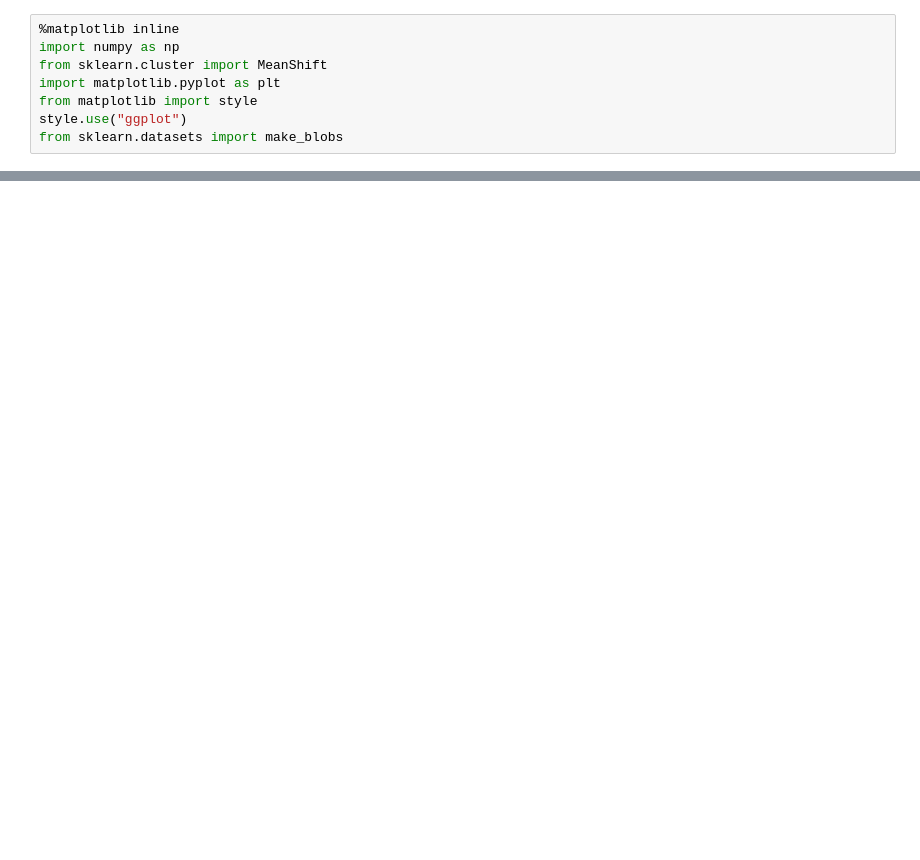
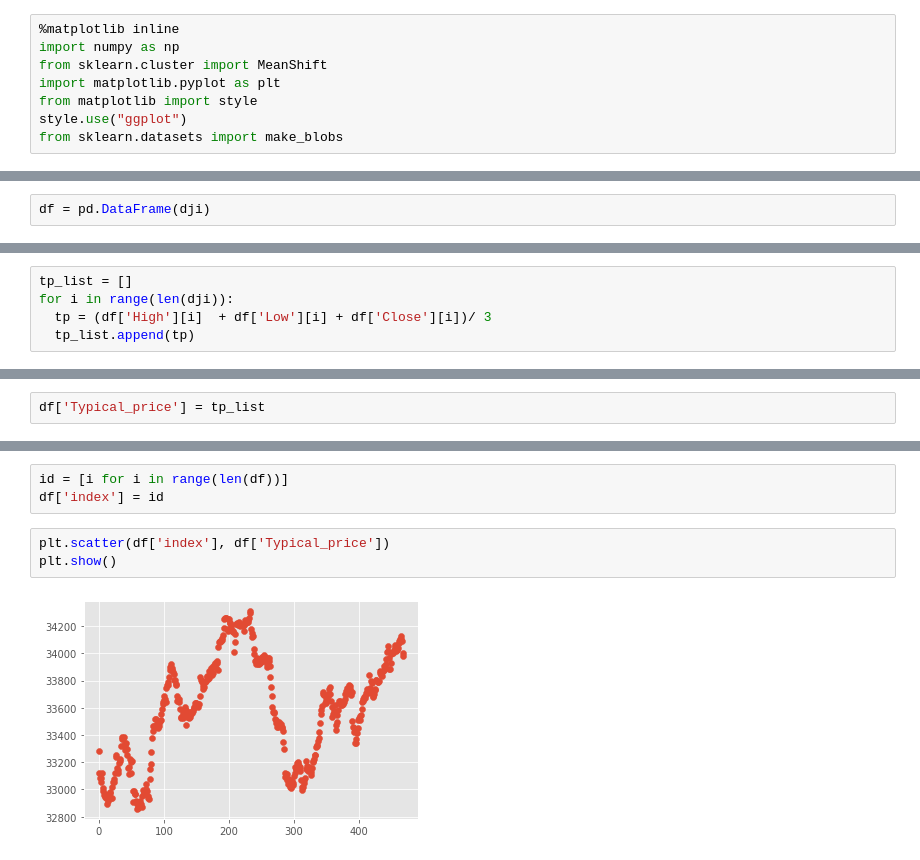
Before and after one commit to astrrr/Financial-Analysis, a Jupyter notebook: price_cluster.ipynb, the cells around one changed output, grey strips where cells are left out. Drawn from its saved outputs; the diff is of its cells as text; blank space fills up the shorter version.

Commit message:
dji price cluster

```diff
--- a/price_cluster.ipynb
+++ b/price_cluster.ipynb
@@ -47,0 +100,2 @@ plt.show()
+# %%
+df = pd.DataFrame(dji)
@@ -47,0 +106,5 @@ plt.show()
+# %%
+tp_list = []
+for i in range(len(dji)):
+  tp = (df['High'][i]  + df['Low'][i] + df['Close'][i])/ 3
+  tp_list.append(tp)
@@ -47,0 +131,2 @@ plt.show()
+# %%
+df['Typical_price'] = tp_list
@@ -47,0 +150,8 @@ plt.show()
+# %%
+id = [i for i in range(len(df))]
+df['index'] = id
+# %%
+plt.scatter(df['index'], df['Typical_price'])
+plt.show()
+# %% [output]
+[figure, added]
```
Also changed, not shown: parts of 16 cells of this notebook.
